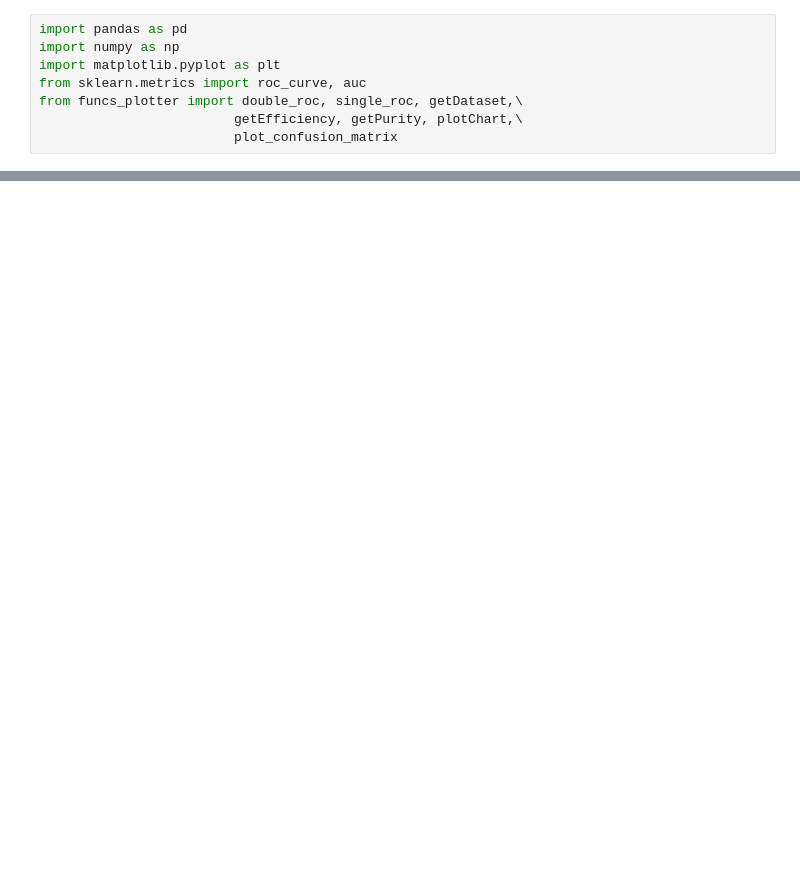
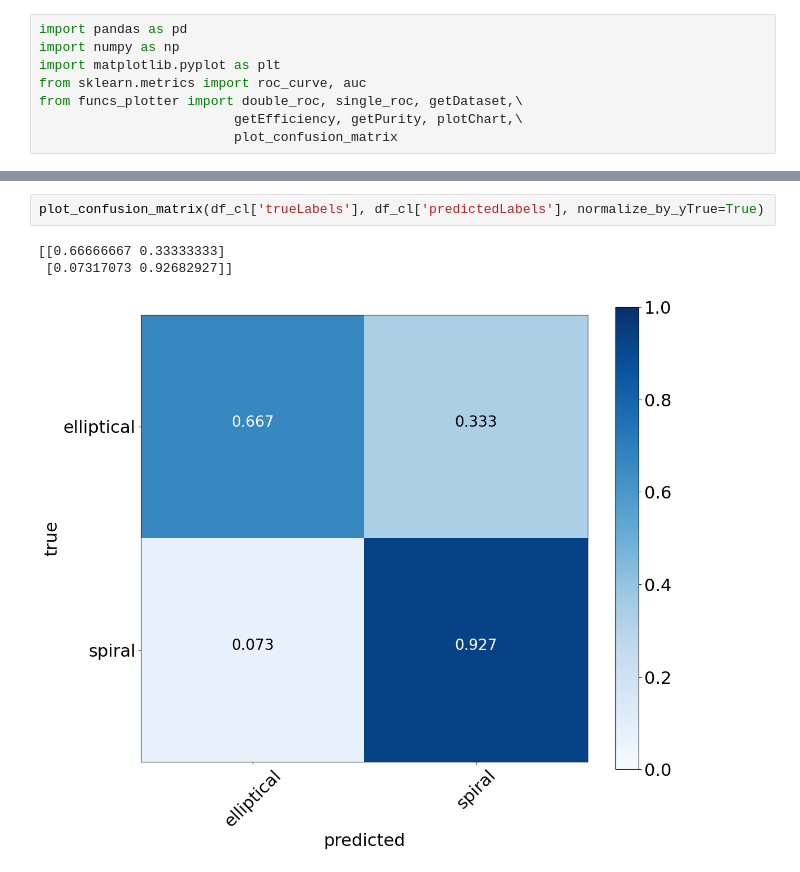
Before and after one commit to mhassans/galaxyMorphology, a Jupyter notebook: Plotting.ipynb, the cells around one changed output, grey strips where cells are left out. Drawn from its saved outputs; the diff is of its cells as text; blank space fills up the shorter version.

```diff
--- a/Plotting.ipynb
+++ b/Plotting.ipynb
@@ -46,0 +41,6 @@ plot_confusion_matrix(df1['trueLabels'], df1['predictedLabels'])
+# %%
+plot_confusion_matrix(df_cl['trueLabels'], df_cl['predictedLabels'], normalize_by_yTrue=True)
+# %% [output]
+[[0.66666667 0.33333333]
+ [0.07317073 0.92682927]]
+[figure, added]
```
Also changed, not shown: parts of 9 cells of this notebook, 1 other file.
